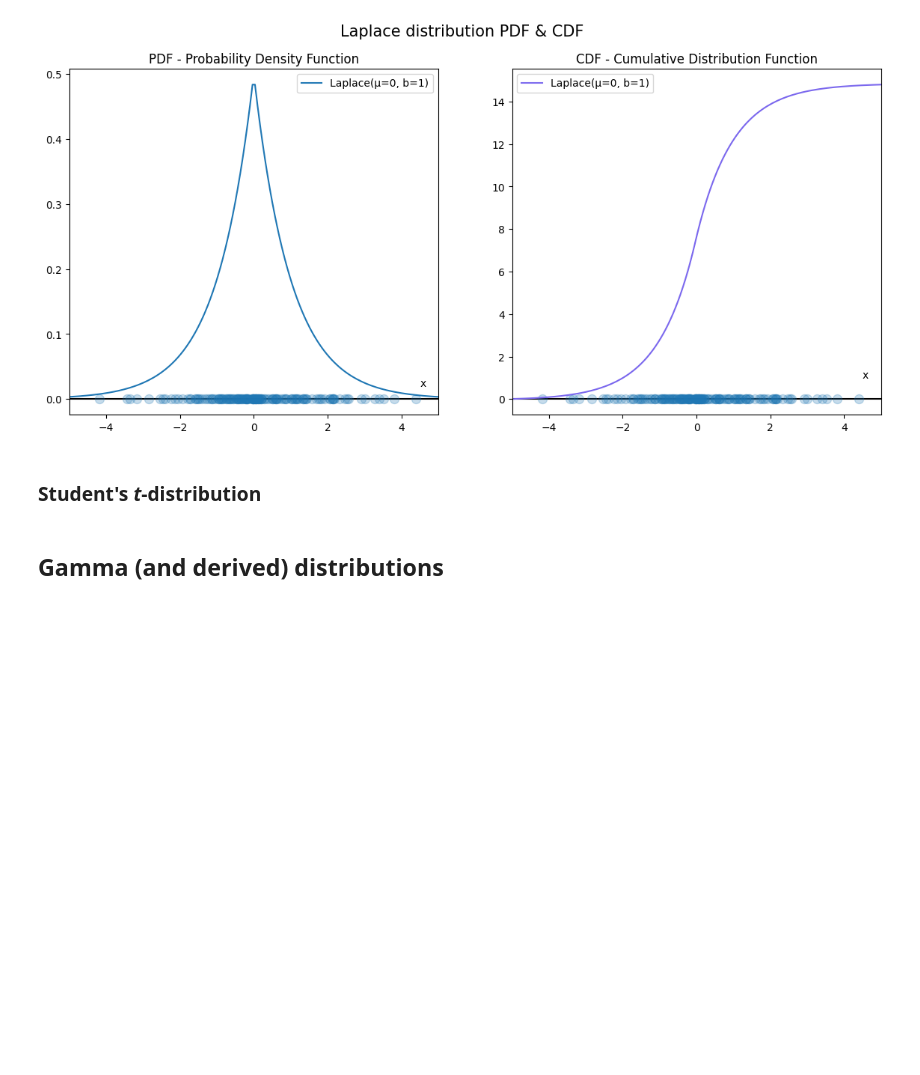
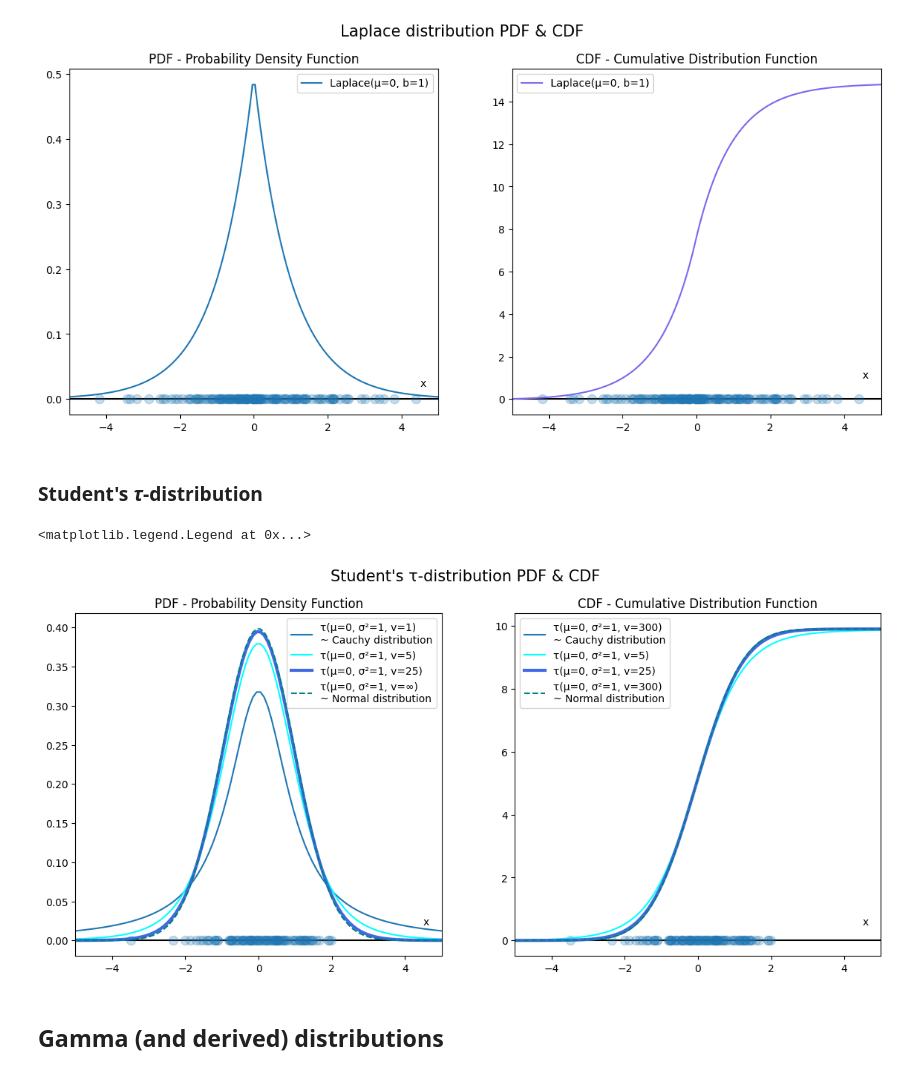
Before and after one commit to szmidapatrik/machine-learning, a Jupyter notebook: dist.ipynb, the cells around one changed output. Drawn from its saved outputs; the diff is of its cells as text; code cells hidden in the pictures; blank space fills up the shorter version.

Commit message:
student's τ distribution

```diff
--- a/dist.ipynb
+++ b/dist.ipynb
@@ -125,29 +125,33 @@ ax[1].legend()
 <matplotlib.legend.Legend at 0x...>
 [figure]
 # %% [markdown]
-### Student's *t*-distribution
+### Student's *τ*-distribution
 # %%
 import numpy as np
 import matplotlib.pyplot as plt
+import math
 
-class StudentsTDistribution:
+class StudentsτDistribution:
 
     # Params
     μ = 0
     σ = 1
+    v = 4
 
     # Constructor
-    def __init__(self, μ, σ):
+    def __init__(self, μ, σ, v):
         self.μ = μ
         self.σ = σ
+        self.v = v
 
     # Sample from distibution
     def sample(self, size):
         return np.random.normal(self.μ, self.σ ** 2, size)
 
     # PDF - Probability density function
-    def pdf(self, axis):
-        return (1 / self.σ * np.sqrt(2 * np.pi)) * np.exp( -(1/2) * (((axis - self.μ) / self.σ) ** 2) )
+    def pdf(self, x):
+        first = (self.Γ((self.v + 1) / 2)) / (np.sqrt(self.v * np.pi) * self.Γ(self.v / 2))
+        return first * np.power(1 + (x ** 2 / self.v), -((self.v + 1) / 2))
 
     # CDF - Cumultative Density Function
     def cdf(self, axis):
@@ -156,6 +160,52 @@ class StudentsTDistribution:
     # Array of zeros with size param
     def zeros(self, size):
         return np.zeros(size)
+
+    # Gamma function
+    def Γ(self, x):
+        return math.gamma(x)
+# %%
+# Student's τ distribution
+size = 100
+stdist = StudentsτDistribution(0, 1, 1)
+data = stdist.sample(size)
+zeros = stdist.zeros(size)
+x = np.linspace(-5,5,size)
+
+# Plot
+fig, ax = plt.subplots(1,2,figsize=(14,6))
+fig.suptitle('Student\'s τ-distribution PDF & CDF', size=15)
+
+ax[0].scatter(data[:], zeros, alpha=0.25, zorder=2, s=75)
+ax[0].plot(x, zeros, c='black', zorder=1)
+ax[0].annotate('x', (4.5,0.02))
+ax[0].set_title('PDF - Probability Density Function')
+ax[0].set_xlim(-5,5)
+ax[0].plot(x, stdist.pdf(x), label='τ(μ={}, σ²={}, v={})\n~ Cauchy distribution'.format(stdist.μ, stdist.σ ** 2, stdist.v))
+stdist.v = 5
+ax[0].plot(x, stdist.pdf(x), c='cyan', label='τ(μ={}, σ²={}, v={})'.format(stdist.μ, stdist.σ ** 2, stdist.v))
+stdist.v = 25
+ax[0].plot(x, stdist.pdf(x), c='royalblue', linewidth=3, label='τ(μ={}, σ²={}, v={})'.format(stdist.μ, stdist.σ ** 2, stdist.v))
+stdist.v = 300
+ax[0].plot(x, stdist.pdf(x), c='teal', label='τ(μ={}, σ²={}, v=∞)\n~ Normal distribution'.format(stdist.μ, stdist.σ ** 2), linestyle='--')
+ax[0].legend()
+
+ax[1].scatter(data[:], zeros, alpha=0.25, zorder=2, s=75)
+ax[1].plot(x, zeros, c='black', zorder=1)
+ax[1].plot(x, stdist.cdf(x), label='τ(μ={}, σ²={}, v={})\n~ Cauchy distribution'.format(stdist.μ, stdist.σ ** 2, stdist.v))
+stdist.v = 5
+ax[1].plot(x, stdist.cdf(x), label='τ(μ={}, σ²={}, v={})'.format(stdist.μ, stdist.σ ** 2, stdist.v), c='cyan')
+stdist.v = 25
+ax[1].plot(x, stdist.cdf(x), label='τ(μ={}, σ²={}, v={})'.format(stdist.μ, stdist.σ ** 2, stdist.v), c='royalblue', linewidth=3)
+stdist.v = 300
+ax[1].plot(x, stdist.cdf(x), label='τ(μ={}, σ²={}, v={})\n~ Normal distribution'.format(stdist.μ, stdist.σ ** 2, stdist.v), c='teal', linestyle='--')
+ax[1].annotate('x', (4.5,0.5))
+ax[1].set_title('CDF - Cumulative Distribution Function')
+ax[1].set_xlim(-5,5)
+ax[1].legend()
+# %% [output]
+<matplotlib.legend.Legend at 0x...>
+[figure, added]
 # %% [markdown]
 ## Gamma (and derived) distributions
 # %% [markdown]
```
